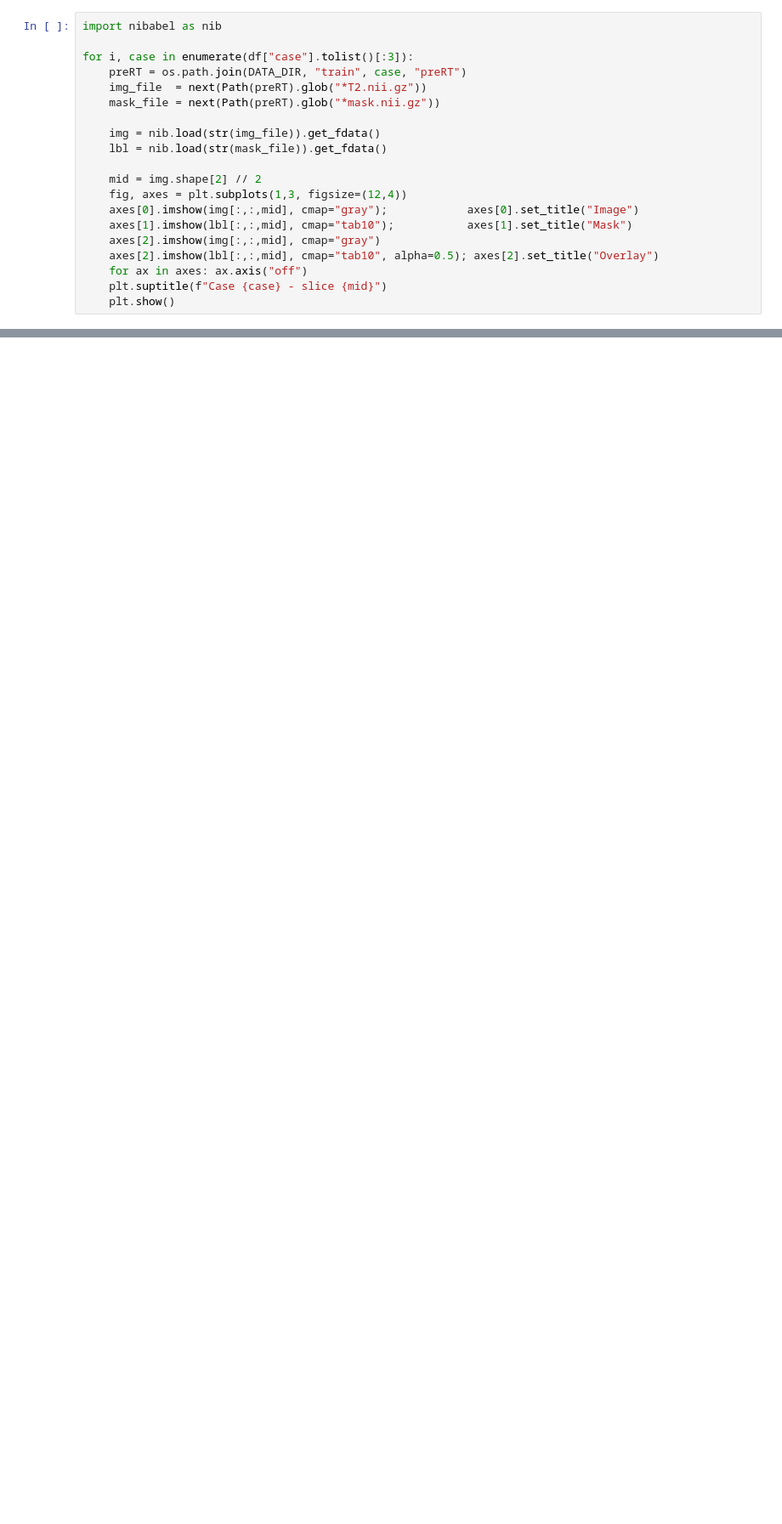
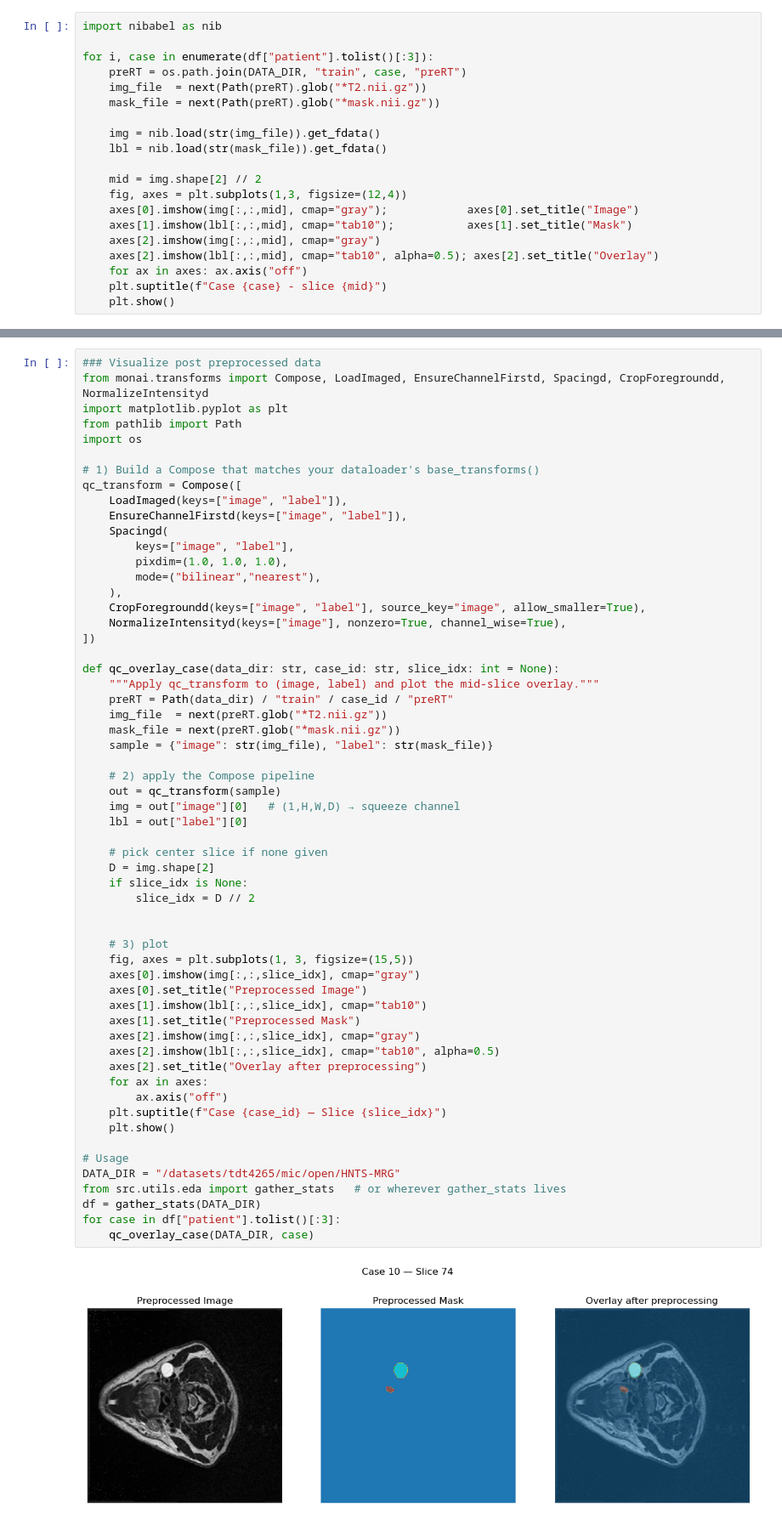
Before and after one commit to herminega/tdt4265_mini_project, a Jupyter notebook: notebooks/eda.ipynb, the cells around one changed output, grey strips where cells are left out. Shown at 85% size. Drawn from its saved outputs; the diff is of its cells as text; blank space fills up the shorter version.

```diff
--- a/notebooks/eda.ipynb
+++ b/notebooks/eda.ipynb
@@ -63,7 +55,7 @@ Summary stats:
 # %%
 import nibabel as nib
 
-for i, case in enumerate(df["case"].tolist()[:3]):
+for i, case in enumerate(df["patient"].tolist()[:3]):
     preRT = os.path.join(DATA_DIR, "train", case, "preRT")
     img_file  = next(Path(preRT).glob("*T2.nii.gz"))
     mask_file = next(Path(preRT).glob("*mask.nii.gz"))
@@ -84,3 +76,63 @@ for i, case in enumerate(df["case"].tolist()[:3]):
 [figure]
 [figure]
 [figure]
+# %%
+### Visualize post preprocessed data
+from monai.transforms import Compose, LoadImaged, EnsureChannelFirstd, Spacingd, CropForegroundd, NormalizeIntensityd
+import matplotlib.pyplot as plt
+from pathlib import Path
+import os
+
+# 1) Build a Compose that matches your dataloader's base_transforms()
+qc_transform = Compose([
+    LoadImaged(keys=["image", "label"]),
+    EnsureChannelFirstd(keys=["image", "label"]),
+    Spacingd(
+        keys=["image", "label"],
+        pixdim=(1.0, 1.0, 1.0),
+        mode=("bilinear","nearest"),
+    ),
+    CropForegroundd(keys=["image", "label"], source_key="image", allow_smaller=True),
+    NormalizeIntensityd(keys=["image"], nonzero=True, channel_wise=True),
+])
+
+def qc_overlay_case(data_dir: str, case_id: str, slice_idx: int = None):
+    """Apply qc_transform to (image, label) and plot the mid‐slice overlay."""
+    preRT = Path(data_dir) / "train" / case_id / "preRT"
+    img_file  = next(preRT.glob("*T2.nii.gz"))
+    mask_file = next(preRT.glob("*mask.nii.gz"))
+    sample = {"image": str(img_file), "label": str(mask_file)}
+
+    # 2) apply the Compose pipeline
+    out = qc_transform(sample)
+    img = out["image"][0]   # (1,H,W,D) → squeeze channel
+    lbl = out["label"][0]
+
+    # pick center slice if none given
+    D = img.shape[2]
+    if slice_idx is None:
+        slice_idx = D // 2
+
+
+    # 3) plot
+    fig, axes = plt.subplots(1, 3, figsize=(15,5))
+    axes[0].imshow(img[:,:,slice_idx], cmap="gray")
+    axes[0].set_title("Preprocessed Image")
+    axes[1].imshow(lbl[:,:,slice_idx], cmap="tab10")
+    axes[1].set_title("Preprocessed Mask")
+    axes[2].imshow(img[:,:,slice_idx], cmap="gray")
+    axes[2].imshow(lbl[:,:,slice_idx], cmap="tab10", alpha=0.5)
+    axes[2].set_title("Overlay after preprocessing")
+    for ax in axes:
+        ax.axis("off")
+    plt.suptitle(f"Case {case_id} — Slice {slice_idx}")
+    plt.show()
+
+# Usage
+DATA_DIR = "/datasets/tdt4265/mic/open/HNTS-MRG"
+from src.utils.eda import gather_stats   # or wherever gather_stats lives
+df = gather_stats(DATA_DIR)
+for case in df["patient"].tolist()[:3]:
+    qc_overlay_case(DATA_DIR, case)
+# %% [output]
+[figure, added]
```
Also changed, not shown: parts of 4 cells of this notebook, 2 other files.
